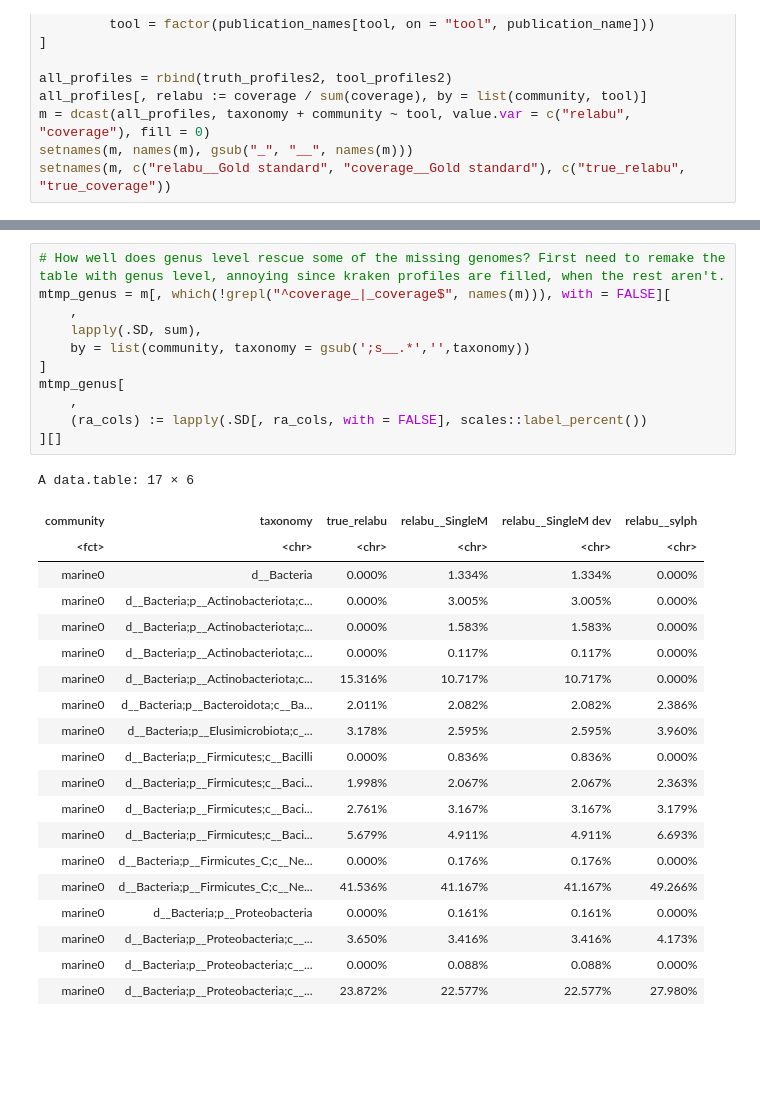
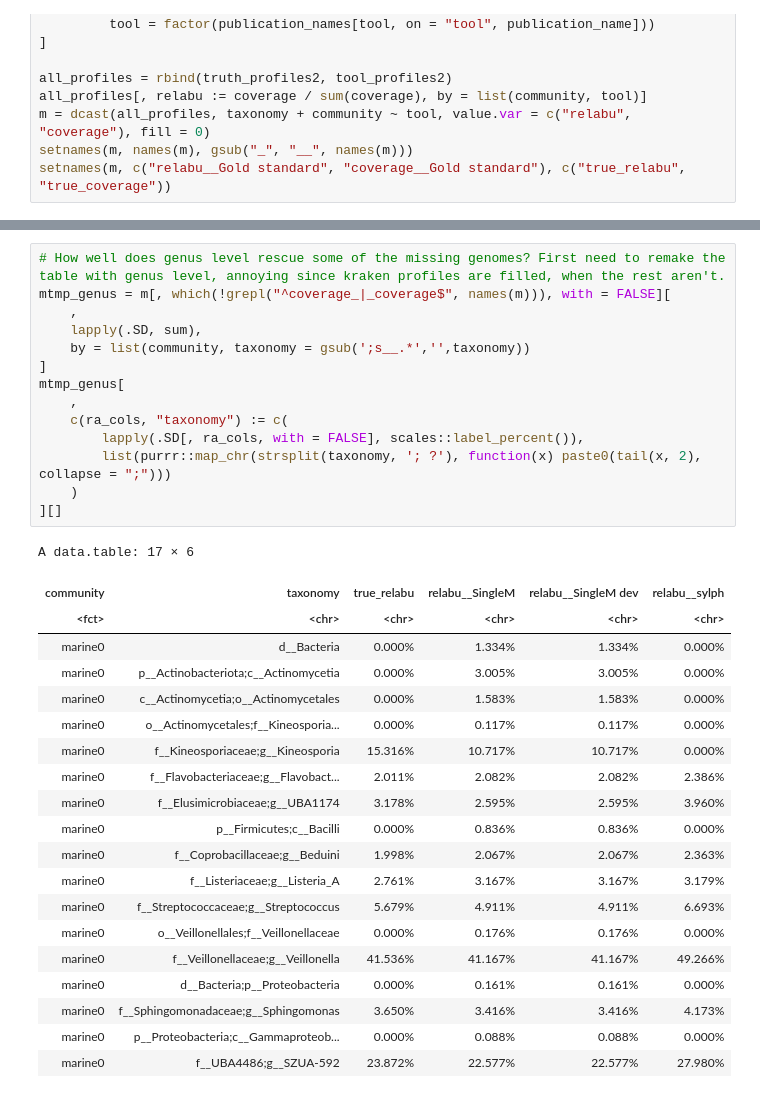
Before and after one commit to timbalam/singlem-benchmarking, a Jupyter notebook: 5_novelty/plot.ipynb, the cells around one changed output, grey strips where cells are left out. Drawn from its saved outputs; the diff is of its cells as text; blank space fills up the shorter version.

```diff
--- a/5_novelty/plot.ipynb
+++ b/5_novelty/plot.ipynb
@@ -99,32 +102,35 @@ A data.table: 26 × 6
 # %%
 # How well does genus level rescue some of the missing genomes? First need to remake the table with genus level, annoying since kraken profiles are filled, when the rest aren't.
 mtmp_genus = m[, which(!grepl("^coverage_|_coverage$", names(m))), with = FALSE][
     ,
     lapply(.SD, sum),
     by = list(community, taxonomy = gsub(';s__.*','',taxonomy))
 ]
 mtmp_genus[
     ,
-    (ra_cols) := lapply(.SD[, ra_cols, with = FALSE], scales::label_percent())
+    c(ra_cols, "taxonomy") := c(
+        lapply(.SD[, ra_cols, with = FALSE], scales::label_percent()),
+        list(purrr::map_chr(strsplit(taxonomy, '; ?'), function(x) paste0(tail(x, 2), collapse = ";")))
+    )
 ][]
 # %% [output]
 A data.table: 17 × 6
 | community | taxonomy | true_relabu | relabu__SingleM | relabu__SingleM dev | relabu__sylph |
 | <fct> | <chr> | <chr> | <chr> | <chr> | <chr> |
 | marine0 | d__Bacteria | 0.000% | 1.334% | 1.334% | 0.000% |
-| marine0 | d__Bacteria;p__Actinobacteriota;c... | 0.000% | 3.005% | 3.005% | 0.000% |
-| marine0 | d__Bacteria;p__Actinobacteriota;c... | 0.000% | 1.583% | 1.583% | 0.000% |
-| marine0 | d__Bacteria;p__Actinobacteriota;c... | 0.000% | 0.117% | 0.117% | 0.000% |
-| marine0 | d__Bacteria;p__Actinobacteriota;c... | 15.316% | 10.717% | 10.717% | 0.000% |
-| marine0 | d__Bacteria;p__Bacteroidota;c__Ba... | 2.011% | 2.082% | 2.082% | 2.386% |
-| marine0 | d__Bacteria;p__Elusimicrobiota;c_... | 3.178% | 2.595% | 2.595% | 3.960% |
-| marine0 | d__Bacteria;p__Firmicutes;c__Bacilli | 0.000% | 0.836% | 0.836% | 0.000% |
-| marine0 | d__Bacteria;p__Firmicutes;c__Baci... | 1.998% | 2.067% | 2.067% | 2.363% |
-| marine0 | d__Bacteria;p__Firmicutes;c__Baci... | 2.761% | 3.167% | 3.167% | 3.179% |
-| marine0 | d__Bacteria;p__Firmicutes;c__Baci... | 5.679% | 4.911% | 4.911% | 6.693% |
-| marine0 | d__Bacteria;p__Firmicutes_C;c__Ne... | 0.000% | 0.176% | 0.176% | 0.000% |
-| marine0 | d__Bacteria;p__Firmicutes_C;c__Ne... | 41.536% | 41.167% | 41.167% | 49.266% |
+| marine0 | p__Actinobacteriota;c__Actinomycetia | 0.000% | 3.005% | 3.005% | 0.000% |
+| marine0 | c__Actinomycetia;o__Actinomycetales | 0.000% | 1.583% | 1.583% | 0.000% |
+| marine0 | o__Actinomycetales;f__Kineosporia... | 0.000% | 0.117% | 0.117% | 0.000% |
+| marine0 | f__Kineosporiaceae;g__Kineosporia | 15.316% | 10.717% | 10.717% | 0.000% |
+| marine0 | f__Flavobacteriaceae;g__Flavobact... | 2.011% | 2.082% | 2.082% | 2.386% |
+| marine0 | f__Elusimicrobiaceae;g__UBA1174 | 3.178% | 2.595% | 2.595% | 3.960% |
+| marine0 | p__Firmicutes;c__Bacilli | 0.000% | 0.836% | 0.836% | 0.000% |
+| marine0 | f__Coprobacillaceae;g__Beduini | 1.998% | 2.067% | 2.067% | 2.363% |
+| marine0 | f__Listeriaceae;g__Listeria_A | 2.761% | 3.167% | 3.167% | 3.179% |
+| marine0 | f__Streptococcaceae;g__Streptococcus | 5.679% | 4.911% | 4.911% | 6.693% |
+| marine0 | o__Veillonellales;f__Veillonellaceae | 0.000% | 0.176% | 0.176% | 0.000% |
+| marine0 | f__Veillonellaceae;g__Veillonella | 41.536% | 41.167% | 41.167% | 49.266% |
 | marine0 | d__Bacteria;p__Proteobacteria | 0.000% | 0.161% | 0.161% | 0.000% |
-| marine0 | d__Bacteria;p__Proteobacteria;c__... | 3.650% | 3.416% | 3.416% | 4.173% |
-| marine0 | d__Bacteria;p__Proteobacteria;c__... | 0.000% | 0.088% | 0.088% | 0.000% |
-| marine0 | d__Bacteria;p__Proteobacteria;c__... | 23.872% | 22.577% | 22.577% | 27.980% |
+| marine0 | f__Sphingomonadaceae;g__Sphingomonas | 3.650% | 3.416% | 3.416% | 4.173% |
+| marine0 | p__Proteobacteria;c__Gammaproteob... | 0.000% | 0.088% | 0.088% | 0.000% |
+| marine0 | f__UBA4486;g__SZUA-592 | 23.872% | 22.577% | 22.577% | 27.980% |
```
Also changed, not shown: parts of 1 cell of this notebook.
